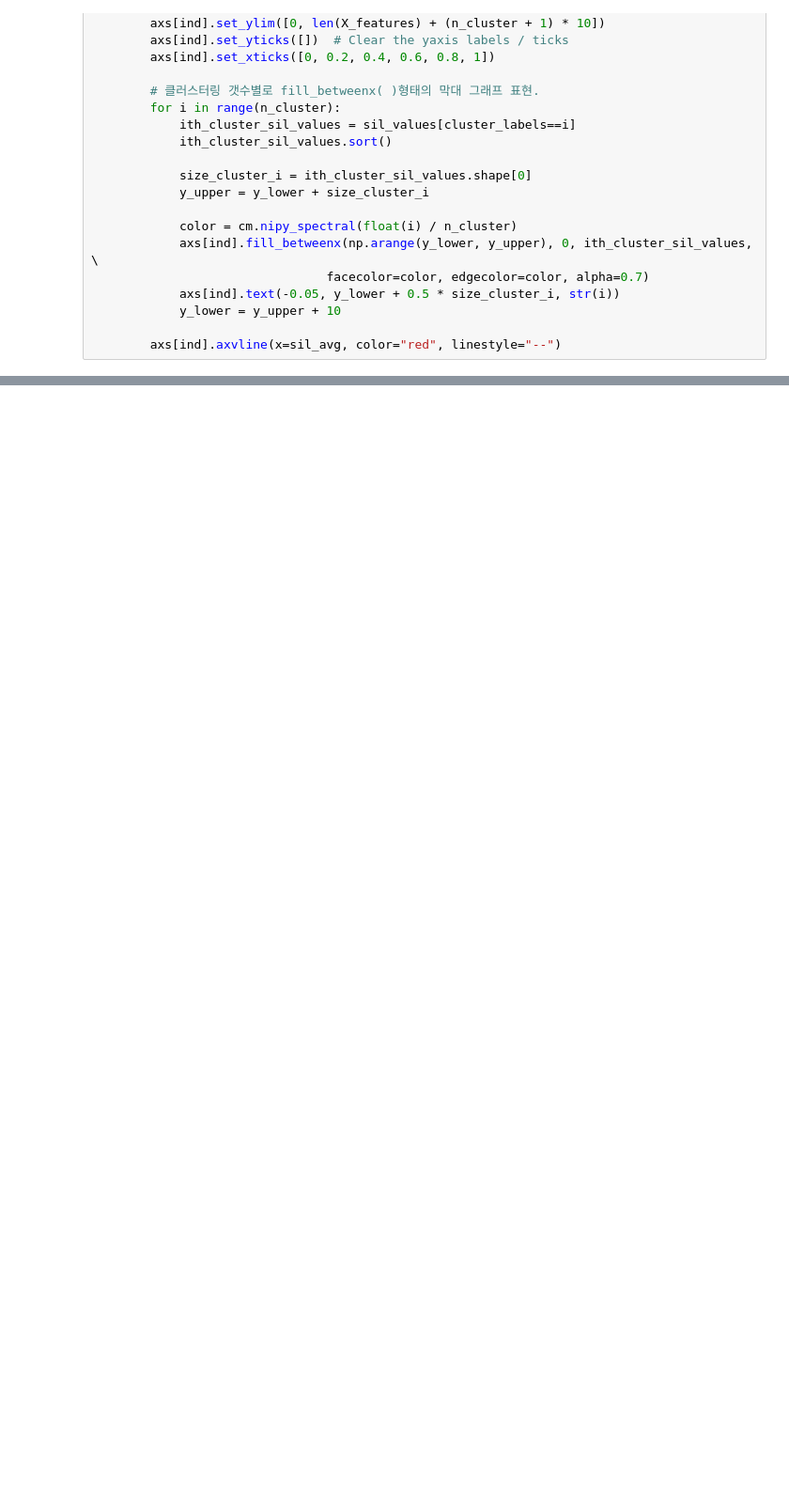
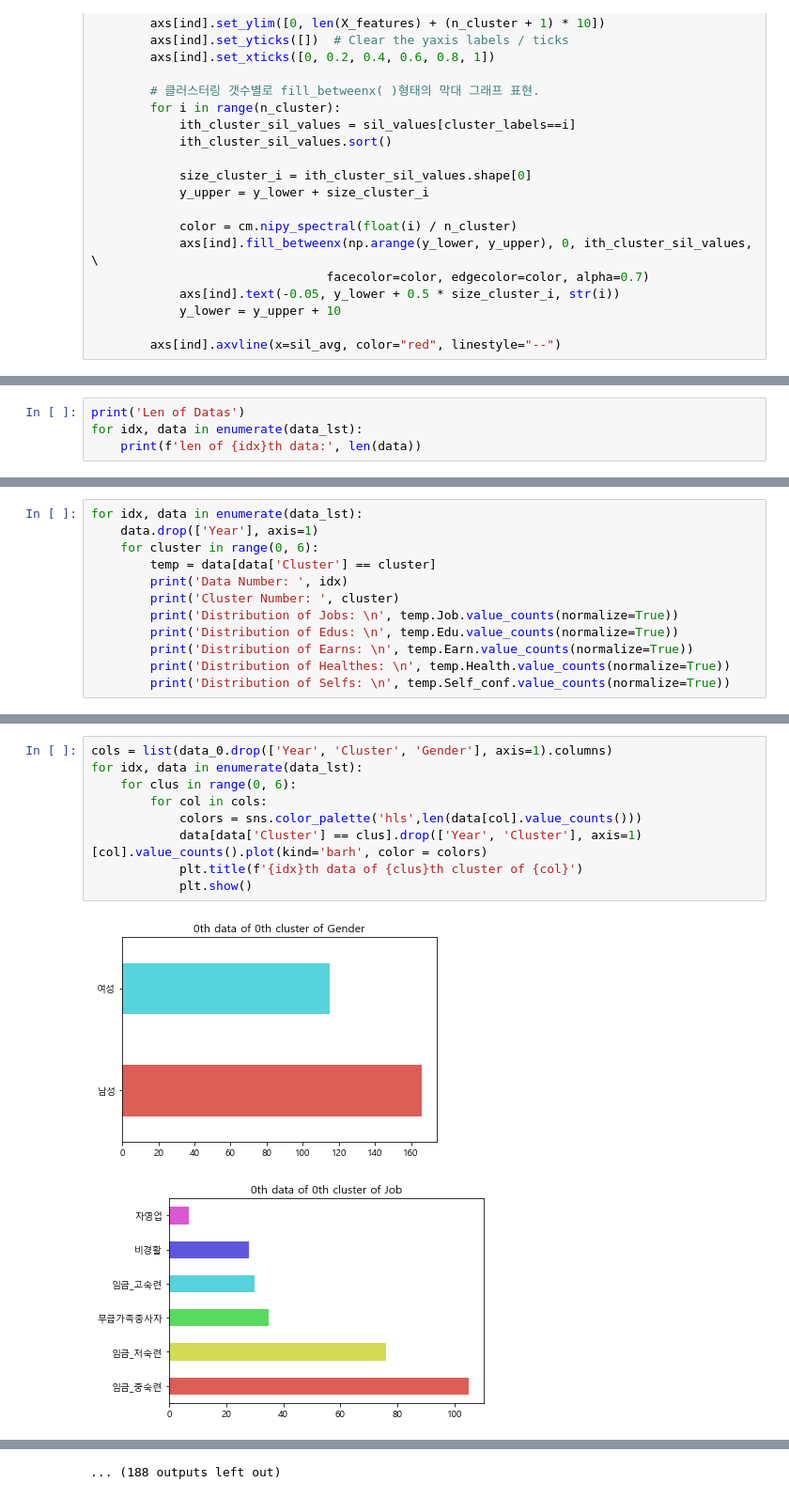
Before and after one commit to luckyspia/GAP, a Jupyter notebook: New_Aging_Survey/2. Analysis.ipynb, the cells around one changed output, grey strips where cells are left out. Shown at 94% size. Drawn from its saved outputs; the diff is of its cells as text; blank space fills up the shorter version.

```diff
--- a/New_Aging_Survey/2. Analysis.ipynb
+++ b/New_Aging_Survey/2. Analysis.ipynb
@@ -112,0 +196,4 @@ visualize_silhouette([2,3,4,5,6], data)
+# %%
+print('Len of Datas')
+for idx, data in enumerate(data_lst):
+    print(f'len of {idx}th data:', len(data))
@@ -112,0 +405,12 @@ visualize_silhouette([2,3,4,5,6], data)
+# %%
+for idx, data in enumerate(data_lst):
+    data.drop(['Year'], axis=1)
+    for cluster in range(0, 6):
+        temp = data[data['Cluster'] == cluster]
+        print('Data Number: ', idx)
+        print('Cluster Number: ', cluster)
+        print('Distribution of Jobs: \n', temp.Job.value_counts(normalize=True))
+        print('Distribution of Edus: \n', temp.Edu.value_counts(normalize=True))
+        print('Distribution of Earns: \n', temp.Earn.value_counts(normalize=True))
+        print('Distribution of Healthes: \n', temp.Health.value_counts(normalize=True))
+        print('Distribution of Selfs: \n', temp.Self_conf.value_counts(normalize=True))
@@ -112,0 +435,12 @@ visualize_silhouette([2,3,4,5,6], data)
+# %%
+cols = list(data_0.drop(['Year', 'Cluster', 'Gender'], axis=1).columns)
+for idx, data in enumerate(data_lst):
+    for clus in range(0, 6):
+        for col in cols:
+            colors = sns.color_palette('hls',len(data[col].value_counts()))
+            data[data['Cluster'] == clus].drop(['Year', 'Cluster'], axis=1)[col].value_counts().plot(kind='barh', color = colors)
+            plt.title(f'{idx}th data of {clus}th cluster of {col}')
+            plt.show()
+# %% [output]
+[figure, added]
+[figure, added]
@@ -112,0 +457 @@ visualize_silhouette([2,3,4,5,6], data)
+... (188 outputs left out)
```
Also changed, not shown: parts of 38 cells of this notebook.
